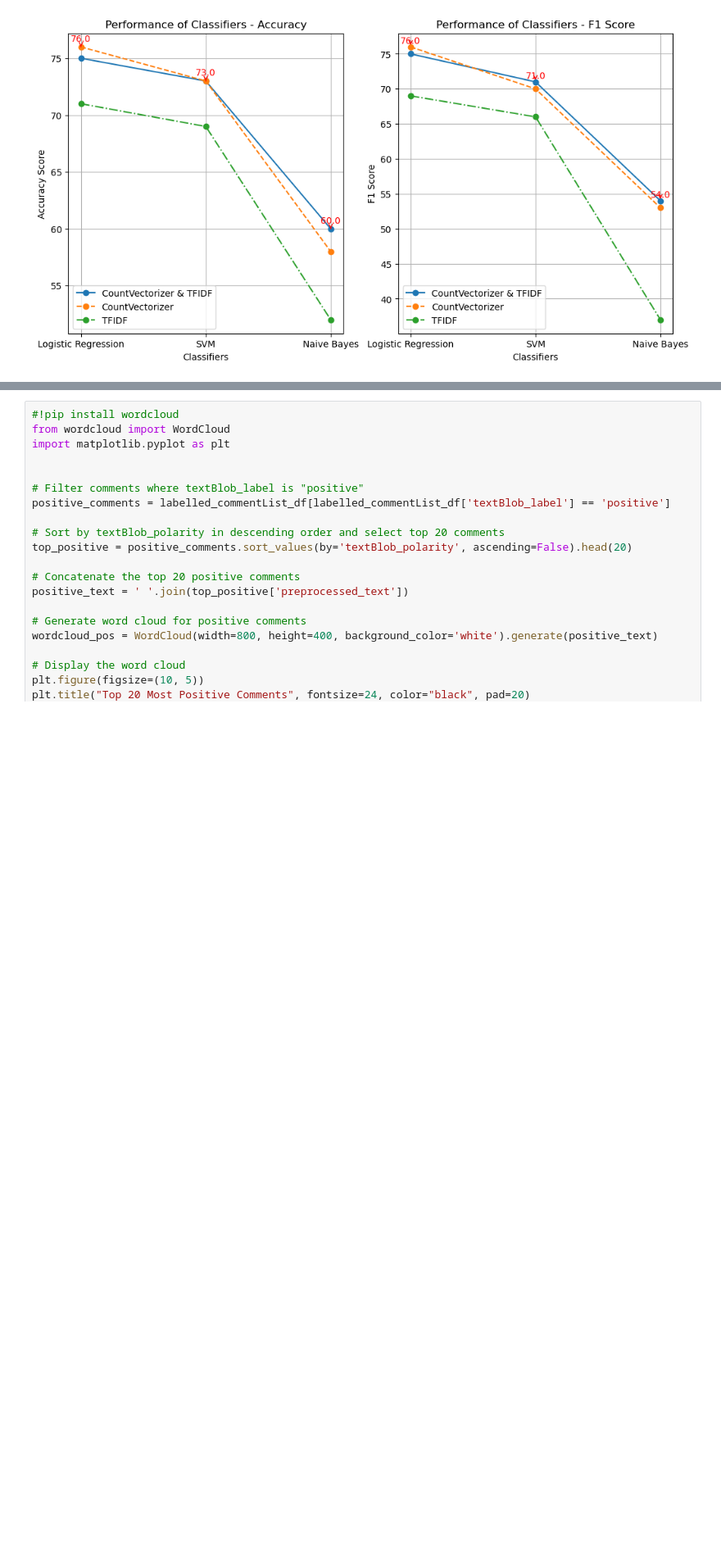
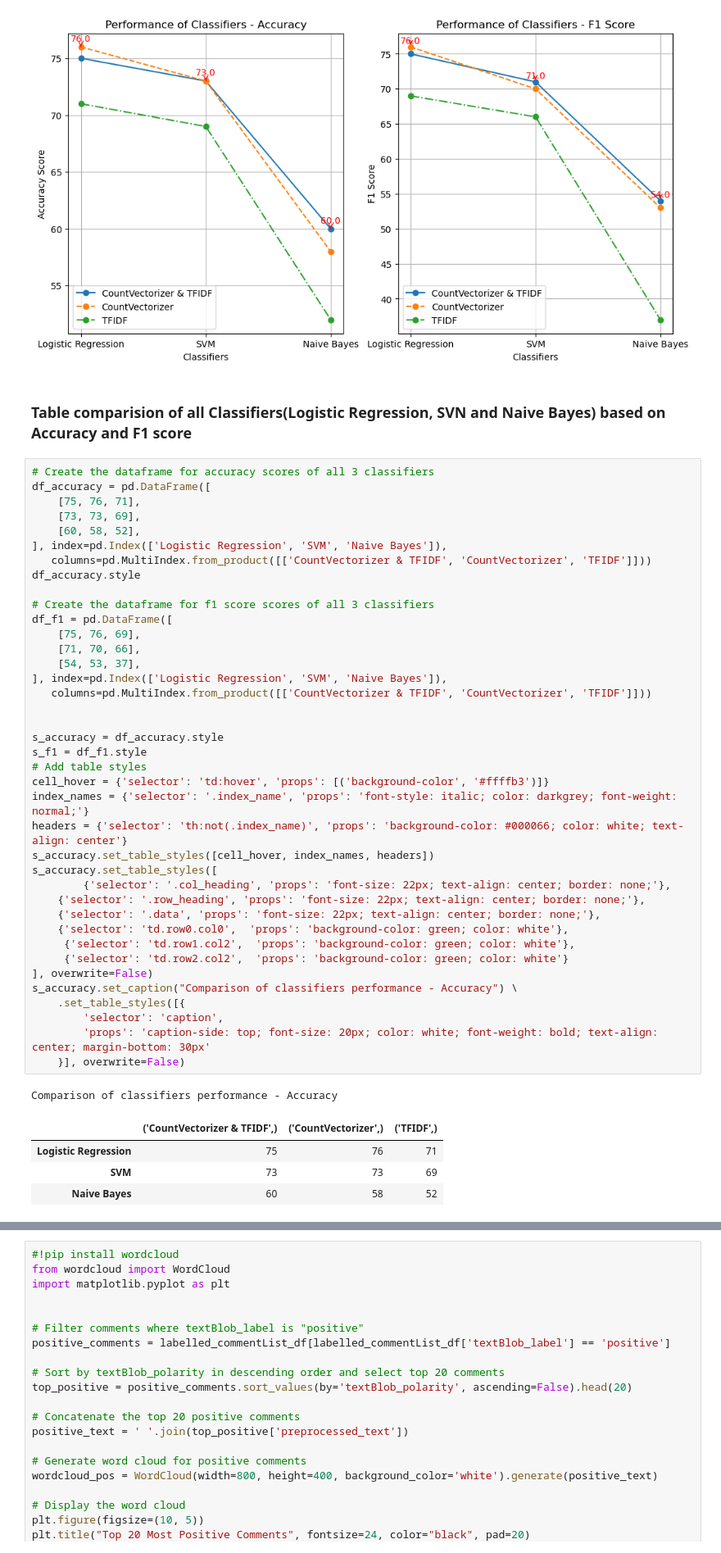
Before and after one commit to HWhr3000/F12AA_TextAnalystics, a Jupyter notebook: notebooks/F21AA_CW_Pratibha.ipynb, the cells around one changed output, grey strips where cells are left out. Shown at 82% size. Drawn from its saved outputs; the diff is of its cells as text; blank space fills up the shorter version.

```diff
--- a/notebooks/F21AA_CW_Pratibha.ipynb
+++ b/notebooks/F21AA_CW_Pratibha.ipynb
@@ -957,3 +954,50 @@ for classifier, score in zip(classifier_names, f1_top_scores):
 plt.show()
 # %% [output]
 [figure]
+# %% [markdown]
+### Table comparision of all Classifiers(Logistic Regression, SVN and Naive Bayes) based on Accuracy and F1 score
+# %%
+# Create the dataframe for accuracy scores of all 3 classifiers
+df_accuracy = pd.DataFrame([
+    [75, 76, 71],
+    [73, 73, 69],
+    [60, 58, 52],
+], index=pd.Index(['Logistic Regression', 'SVM', 'Naive Bayes']),
+   columns=pd.MultiIndex.from_product([['CountVectorizer & TFIDF', 'CountVectorizer', 'TFIDF']]))
+df_accuracy.style
+
+# Create the dataframe for f1 score scores of all 3 classifiers
+df_f1 = pd.DataFrame([
+    [75, 76, 69],
+    [71, 70, 66],
+    [54, 53, 37],
+], index=pd.Index(['Logistic Regression', 'SVM', 'Naive Bayes']),
+   columns=pd.MultiIndex.from_product([['CountVectorizer & TFIDF', 'CountVectorizer', 'TFIDF']]))
+
+
+s_accuracy = df_accuracy.style
+s_f1 = df_f1.style
+# Add table styles
+cell_hover = {'selector': 'td:hover', 'props': [('background-color', '#ffffb3')]}
+index_names = {'selector': '.index_name', 'props': 'font-style: italic; color: darkgrey; font-weight: normal;'}
+headers = {'selector': 'th:not(.index_name)', 'props': 'background-color: #000066; color: white; text-align: center'}
+s_accuracy.set_table_styles([cell_hover, index_names, headers])
+s_accuracy.set_table_styles([
+        {'selector': '.col_heading', 'props': 'font-size: 22px; text-align: center; border: none;'},
+    {'selector': '.row_heading', 'props': 'font-size: 22px; text-align: center; border: none;'},
+    {'selector': '.data', 'props': 'font-size: 22px; text-align: center; border: none;'},
+    {'selector': 'td.row0.col0',  'props': 'background-color: green; color: white'},
+     {'selector': 'td.row1.col2',  'props': 'background-color: green; color: white'},
+     {'selector': 'td.row2.col2',  'props': 'background-color: green; color: white'}
+], overwrite=False)
+s_accuracy.set_caption("Comparison of classifiers performance - Accuracy") \
+    .set_table_styles([{
+        'selector': 'caption',
+        'props': 'caption-side: top; font-size: 20px; color: white; font-weight: bold; text-align: center; margin-bottom: 30px'
+    }], overwrite=False)
+# %% [output]
+Comparison of classifiers performance - Accuracy
+|  | ('CountVectorizer & TFIDF',) | ('CountVectorizer',) | ('TFIDF',) |
+| Logistic Regression | 75 | 76 | 71 |
+| SVM | 73 | 73 | 69 |
+| Naive Bayes | 60 | 58 | 52 |
```
Also changed, not shown: parts of 34 cells of this notebook.
